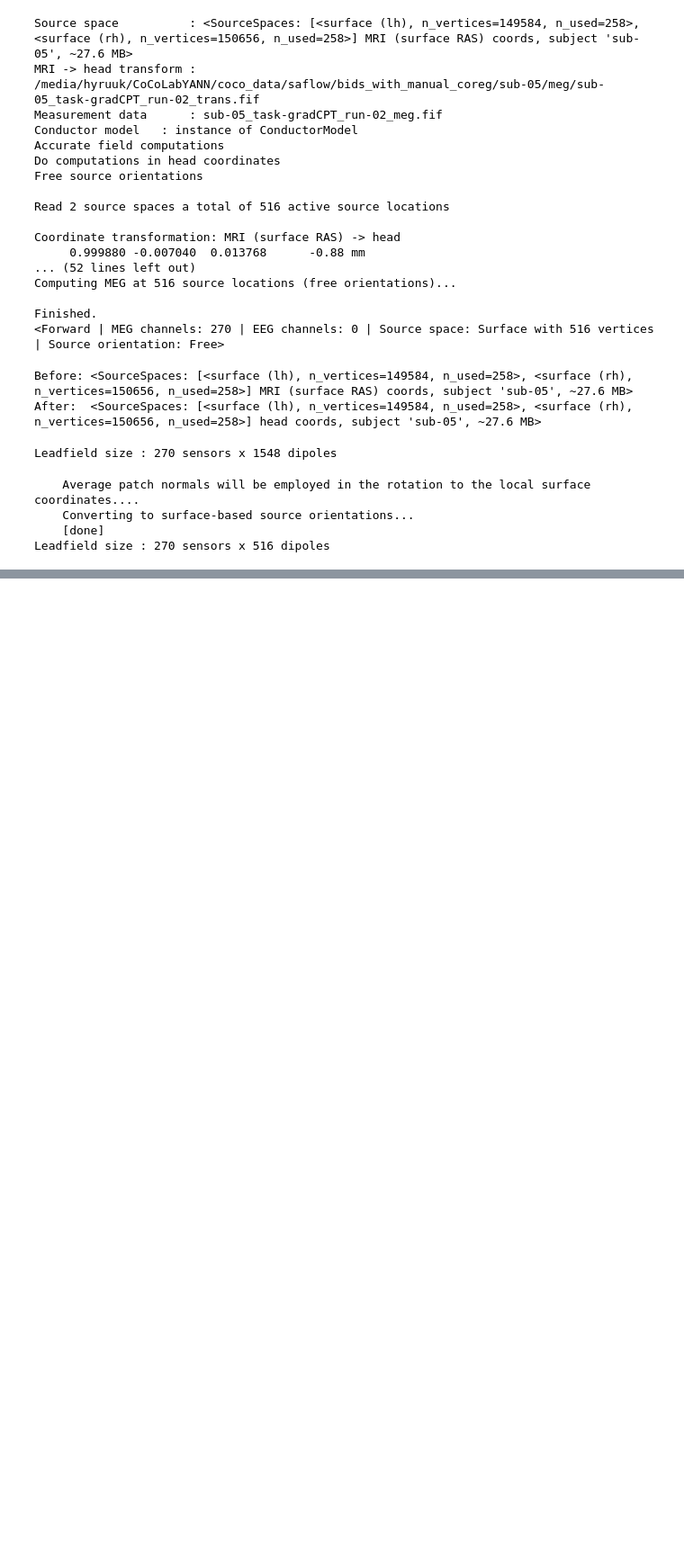
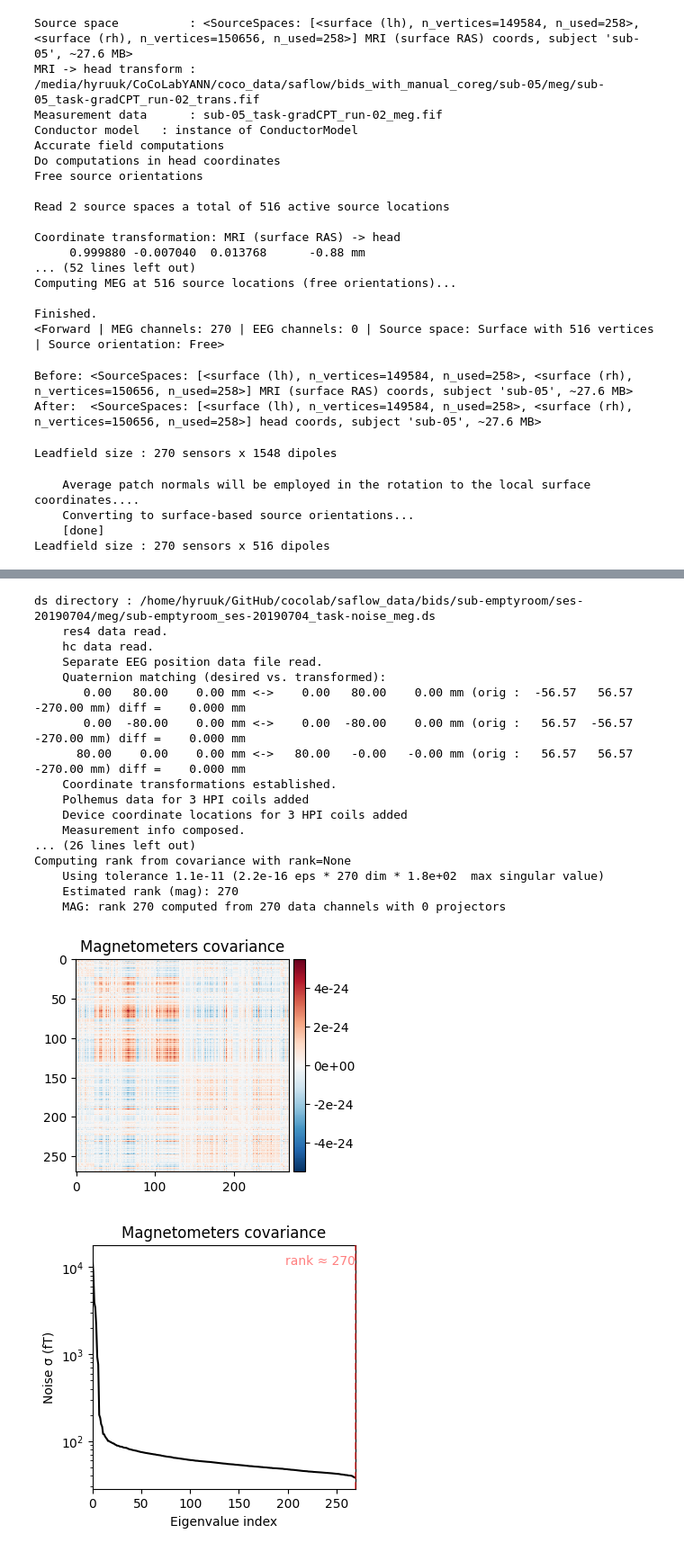
Before and after one commit to hyruuk/cc_saflow, a Jupyter notebook: notebooks/source_reconstruction.ipynb, the cells around one changed output, grey strips where cells are left out. Shown at 90% size. Cells and saved outputs as stored; diff of their text form; code cells hidden in the pictures; blank space fills up the shorter version.

```diff
--- a/notebooks/source_reconstruction.ipynb
+++ b/notebooks/source_reconstruction.ipynb
@@ -253,0 +271,28 @@ Leadfield size : 270 sensors x 516 dipoles
+# %%
+# epoching
+tmin = -0.5#0.426 # 1/2 ISI after stimulus onset = stimulus rising 50%
+tmax = 1.278 # 3/2 ISI after stimulus onset = stimulus decreasing 50%
+raw = mne.io.read_raw_fif(raw_fname, preload=True)
+
+picks = mne.pick_types(
+    raw.info, meg=True, ref_meg=True, eeg=False, eog=False, stim=False
+)
+### Set some constants for epoching
+baseline = (None, -0.3)#None  # (None, -0.05)
+# reject = {'mag': 4e-12}
+try:
+    events = mne.find_events(raw, min_duration=1 / raw.info["sfreq"], verbose=False)
+except ValueError:
+    events = mne.find_events(raw, min_duration=2 / raw.info["sfreq"], verbose=False)
+event_id = {"Freq": 21, "Rare": 31, "Resp":99}
+epochs = mne.Epochs(
+    raw,
+    events=events,
+    event_id=event_id,
+    tmin=tmin,
+    tmax=tmax,
+    baseline=baseline,
+    reject=None,
+    picks=picks,
+    preload=True,
+)
@@ -253,0 +313,29 @@ Leadfield size : 270 sensors x 516 dipoles
+# %%
+# Compute noise covariance
+noise_file = '/home/hyruuk/GitHub/cocolab/saflow_data/bids/sub-emptyroom/ses-20190704/meg/sub-emptyroom_ses-20190704_task-noise_meg.ds'
+
+noise_raw = mne.io.read_raw_ctf(noise_file, preload=True)
+noise_cov = mne.compute_raw_covariance(
+    noise_raw, method=["shrunk", "empirical"], rank=None, verbose=True
+)
+fig_cov, fig_spectra = mne.viz.plot_cov(noise_cov, raw.info)
+# %% [output]
+ds directory : /home/hyruuk/GitHub/cocolab/saflow_data/bids/sub-emptyroom/ses-20190704/meg/sub-emptyroom_ses-20190704_task-noise_meg.ds
+    res4 data read.
+    hc data read.
+    Separate EEG position data file read.
+    Quaternion matching (desired vs. transformed):
+       0.00   80.00    0.00 mm <->    0.00   80.00    0.00 mm (orig :  -56.57   56.57 -270.00 mm) diff =    0.000 mm
+       0.00  -80.00    0.00 mm <->    0.00  -80.00    0.00 mm (orig :   56.57  -56.57 -270.00 mm) diff =    0.000 mm
+      80.00    0.00    0.00 mm <->   80.00   -0.00   -0.00 mm (orig :   56.57   56.57 -270.00 mm) diff =    0.000 mm
+    Coordinate transformations established.
+    Polhemus data for 3 HPI coils added
+    Device coordinate locations for 3 HPI coils added
+    Measurement info composed.
+... (26 lines left out)
+Computing rank from covariance with rank=None
+    Using tolerance 1.1e-11 (2.2e-16 eps * 270 dim * 1.8e+02  max singular value)
+    Estimated rank (mag): 270
+    MAG: rank 270 computed from 270 data channels with 0 projectors
+[figure, added]
+[figure, added]
```
Also changed, not shown: parts of 13 cells of this notebook.
